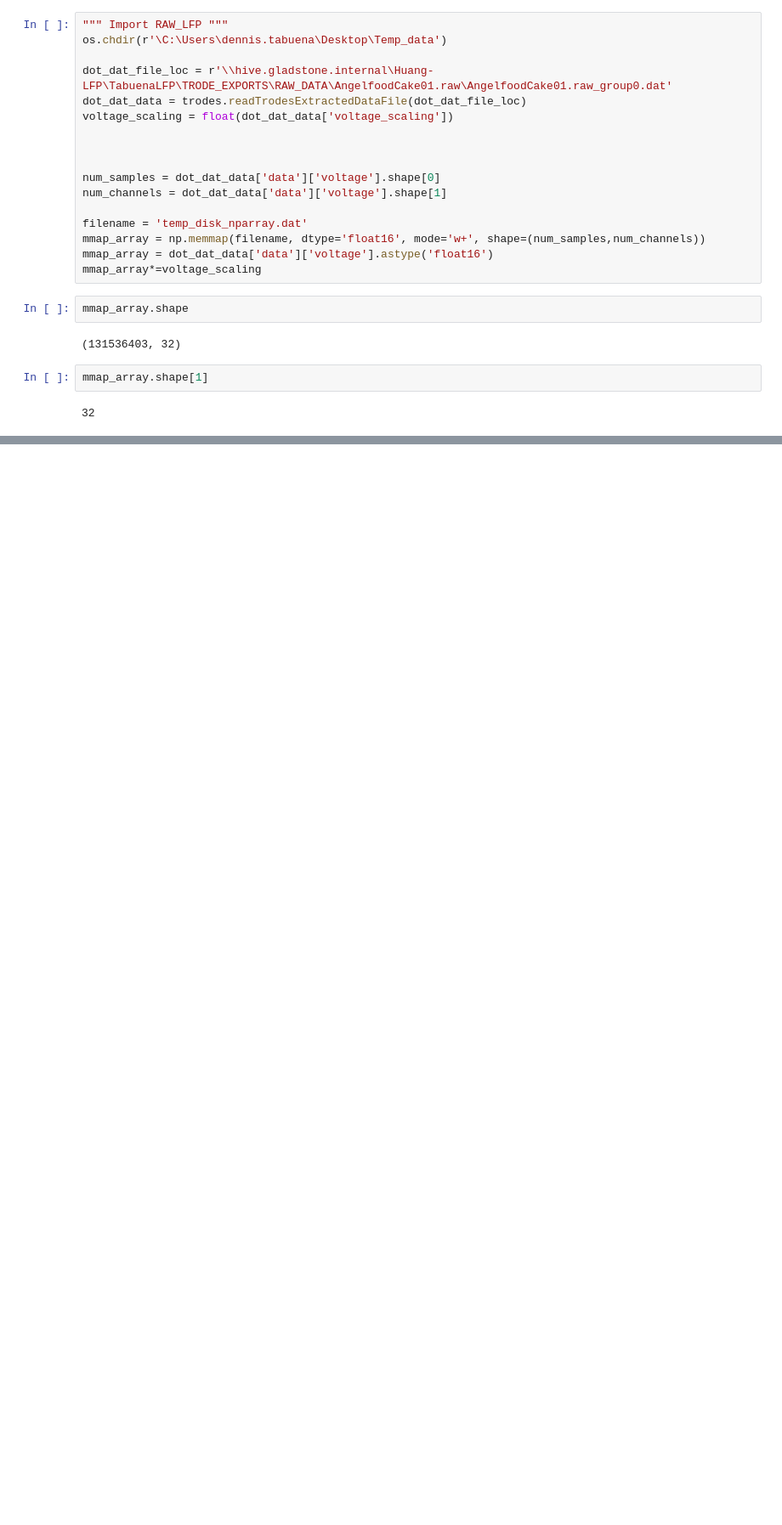
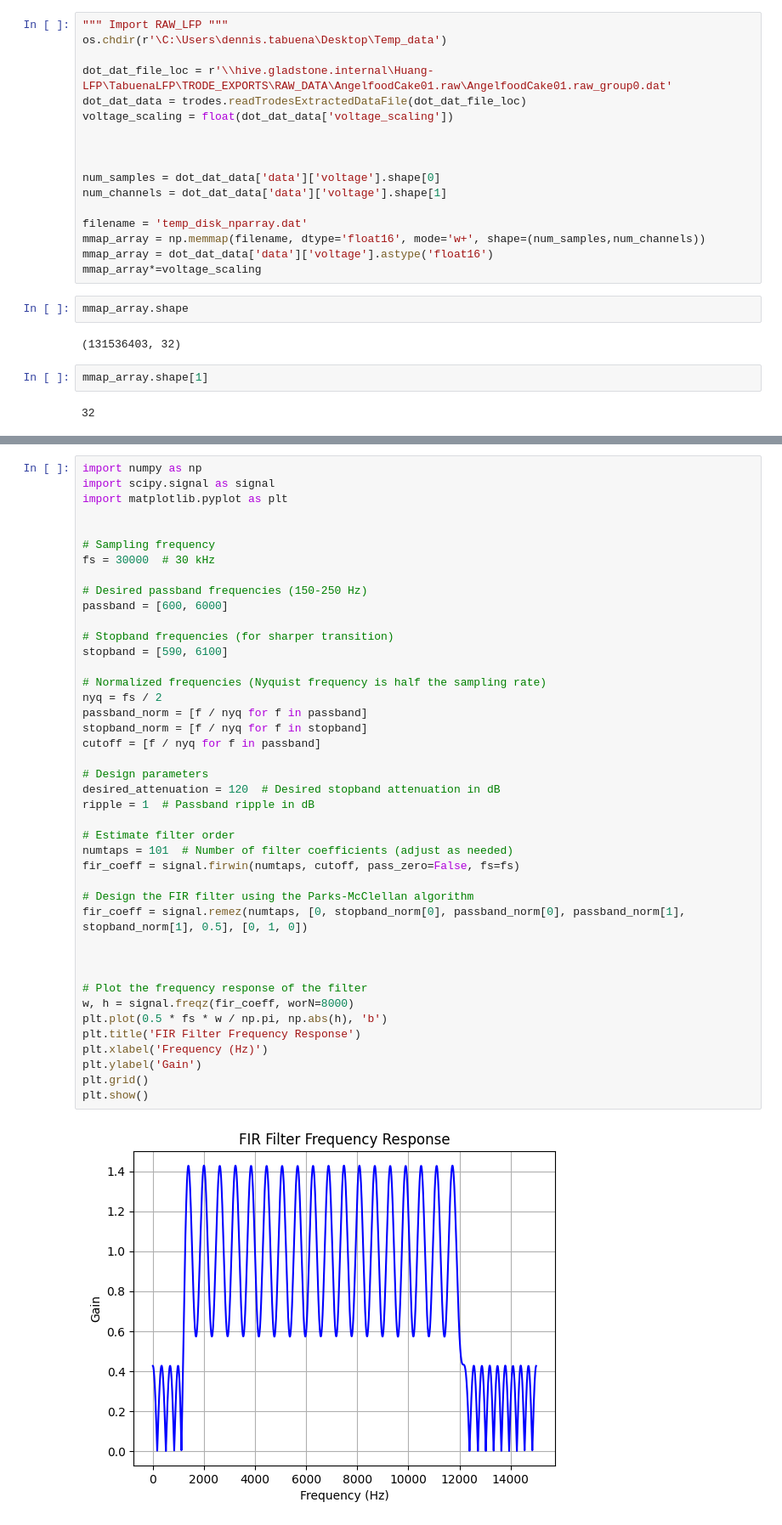
Before and after one commit to dtabuena/Workshop, a Jupyter notebook: Py_trodes/PyTrodes_Pipeline.ipynb, the cells around one changed output, grey strips where cells are left out. Shown at 85% size. Saved outputs shown, nothing was run; the diff lists cells and outputs as text; blank space fills up the shorter version.

```diff
--- a/Py_trodes/PyTrodes_Pipeline.ipynb
+++ b/Py_trodes/PyTrodes_Pipeline.ipynb
@@ -86,0 +85,44 @@ Text(0.5, 0, 'Time (s)')
+# %%
+import numpy as np
+import scipy.signal as signal
+import matplotlib.pyplot as plt
+
+
+# Sampling frequency
+fs = 30000  # 30 kHz
+
+# Desired passband frequencies (150-250 Hz)
+passband = [600, 6000]
+
+# Stopband frequencies (for sharper transition)
+stopband = [590, 6100]
+
+# Normalized frequencies (Nyquist frequency is half the sampling rate)
+nyq = fs / 2
+passband_norm = [f / nyq for f in passband]
+stopband_norm = [f / nyq for f in stopband]
+cutoff = [f / nyq for f in passband]
+
+# Design parameters
+desired_attenuation = 120  # Desired stopband attenuation in dB
+ripple = 1  # Passband ripple in dB
+
+# Estimate filter order
+numtaps = 101  # Number of filter coefficients (adjust as needed)
+fir_coeff = signal.firwin(numtaps, cutoff, pass_zero=False, fs=fs)
+
+# Design the FIR filter using the Parks-McClellan algorithm
+fir_coeff = signal.remez(numtaps, [0, stopband_norm[0], passband_norm[0], passband_norm[1], stopband_norm[1], 0.5], [0, 1, 0])
+
+
+
+# Plot the frequency response of the filter
+w, h = signal.freqz(fir_coeff, worN=8000)
+plt.plot(0.5 * fs * w / np.pi, np.abs(h), 'b')
+plt.title('FIR Filter Frequency Response')
+plt.xlabel('Frequency (Hz)')
+plt.ylabel('Gain')
+plt.grid()
+plt.show()
+# %% [output]
+[figure, added]
```
Also changed, not shown: parts of 3 cells of this notebook.
